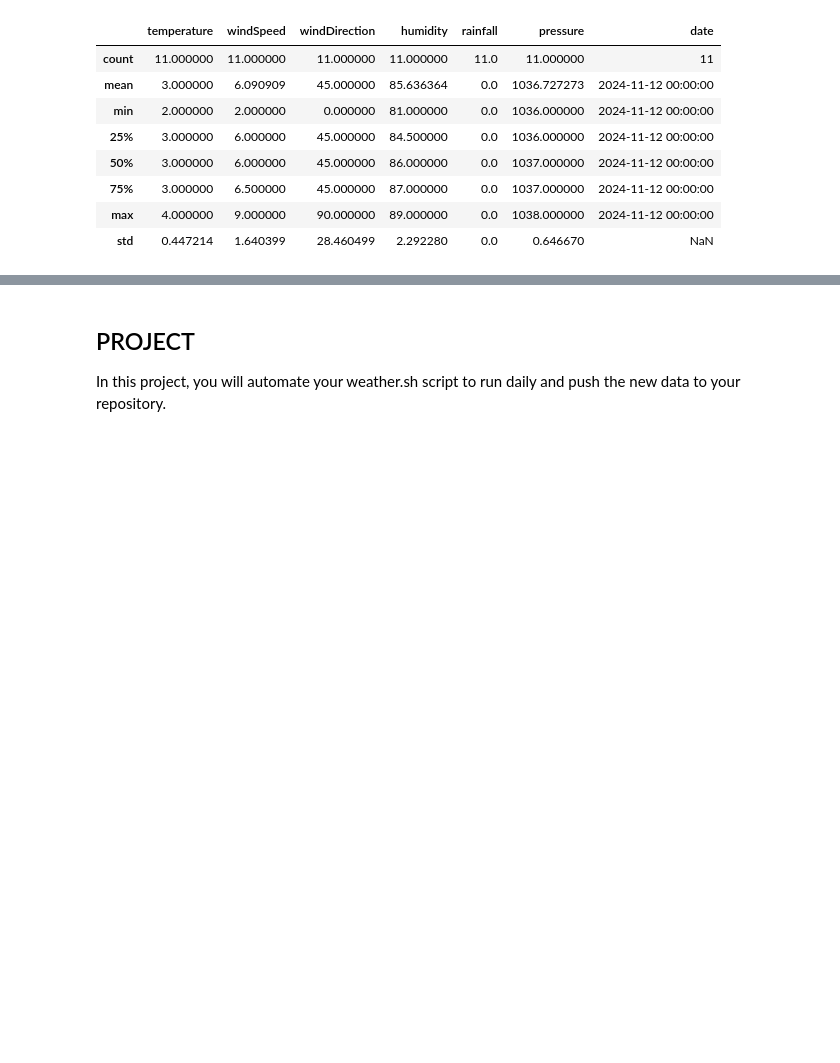
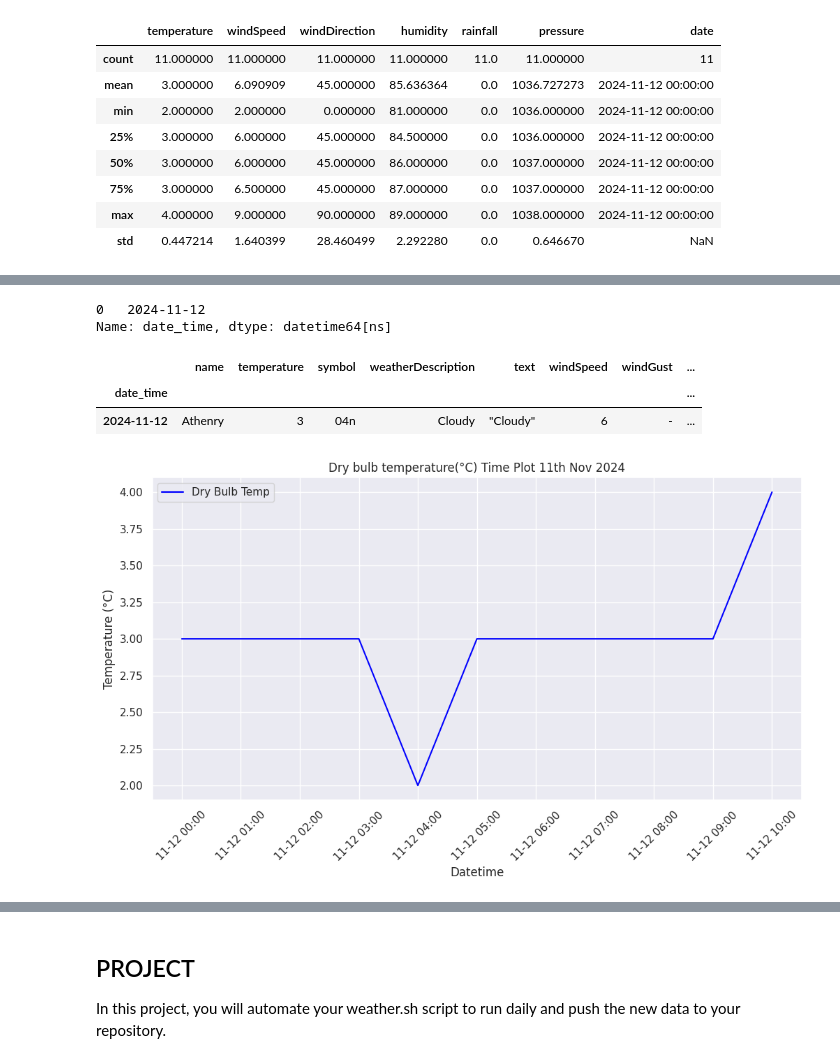
Before and after one commit to Gtalen/weather_data_automation_computer_infrastructure, a Jupyter notebook: weather.ipynb, the cells around one changed output, grey strips where cells are left out. Saved outputs shown, nothing was run; the diff lists cells and outputs as text; code cells hidden in the pictures; blank space fills up the shorter version.

Commit message:
plots

```diff
--- a/weather.ipynb
+++ b/weather.ipynb
@@ -312,0 +344,38 @@ df.describe()
+# %%
+# creating a new datetime row
+df['date_time'] = pd.to_datetime(df['date'].dt.strftime('%Y-%m-%d') + ' ' + df['reportTime'])
+df['date_time'].head(1)
+# %% [output]
+0   2024-11-12
+Name: date_time, dtype: datetime64[ns]
+# %%
+# Set the datetime column as the data index
+df.set_index('date_time', inplace=True)
+df.head(1)
+# %% [output]
+|  | name | temperature | symbol | weatherDescription | text | windSpeed | windGust | ... |
+| date_time |  |  |  |  |  |  |  | ... |
+| 2024-11-12 | Athenry | 3 | 04n | Cloudy | "Cloudy" | 6 | - | ... |
+# %%
+# Plot the Drybulb temperature in Celsius
+
+plt.figure(figsize=(12, 6))
+plt.plot(df['temperature'], label='Dry Bulb Temp', color = 'blue')
+plt.title('Dry bulb temperature(°C) Time Plot 11th Nov 2024')
+
+# set the y and x labels
+plt.xlabel('Datetime')
+plt.ylabel('Temperature (°C)')
+
+# Format x-axis to display both date and time
+plt.gca().xaxis.set_major_formatter(mdates.DateFormatter('%m-%d %H:%M'))
+
+# Format the x-axis for easy readability
+plt.xticks(rotation=45)
+plt.grid(True)
+
+
+plt.legend()
+plt.show()
+# %% [output]
+[figure, added]
```
Also changed, not shown: parts of 11 cells of this notebook, 2 other files.
